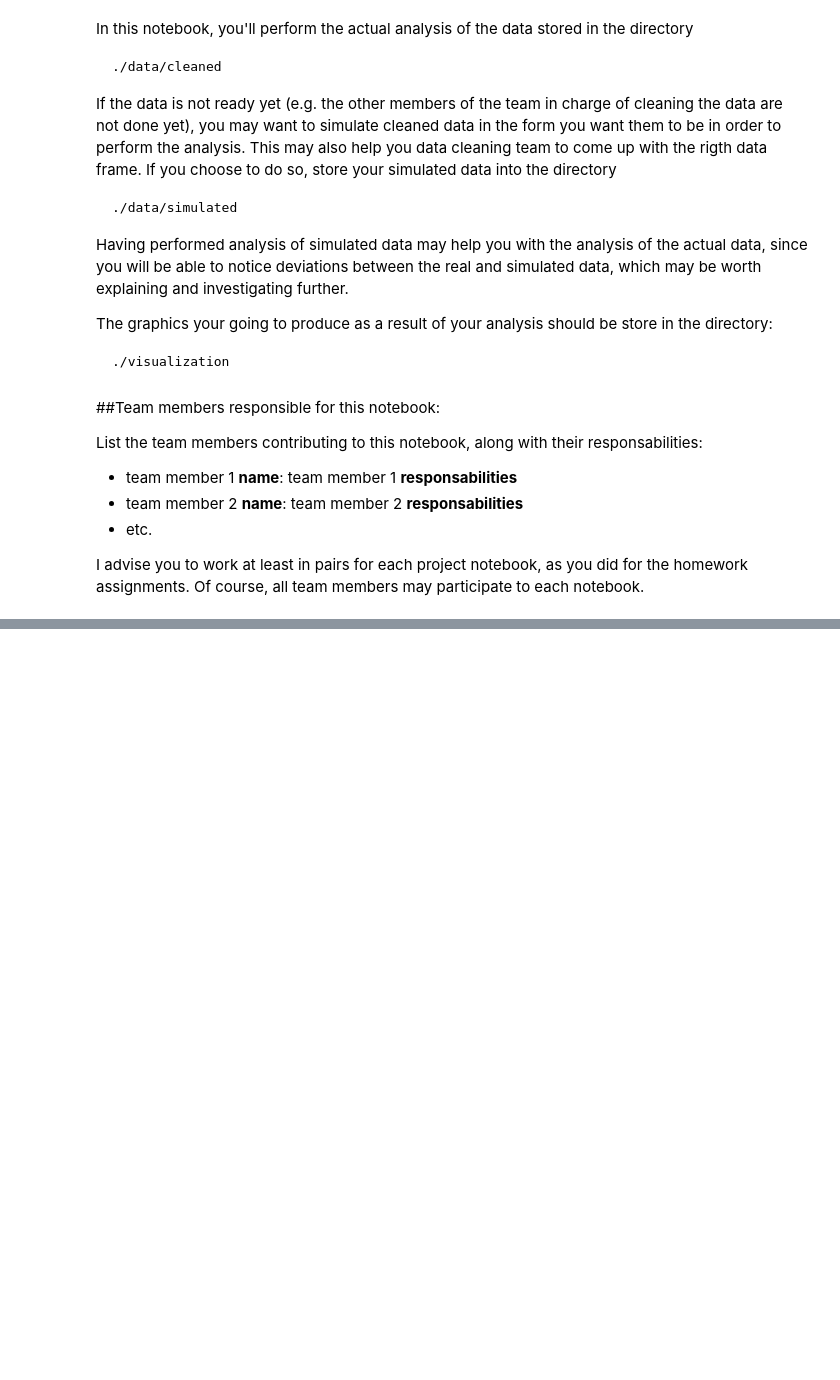
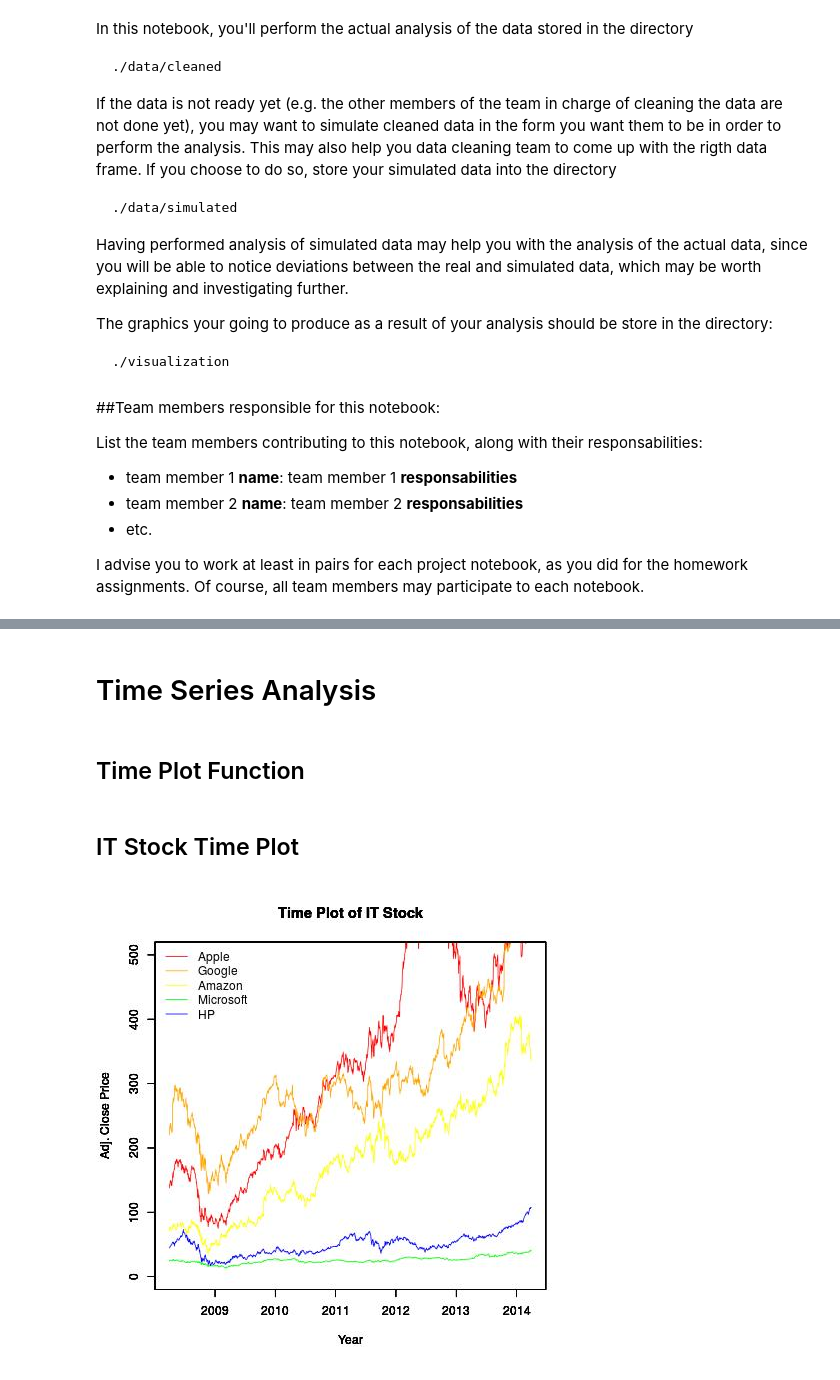
Before and after one commit to linuslin1/INNOVA, a Jupyter notebook: notebooks/NB3_data_analysis.ipynb, the cells around one changed output, grey strips where cells are left out. Cells and saved outputs as stored; diff of their text form; code cells hidden in the pictures; blank space fills up the shorter version.

```diff
--- a/notebooks/NB3_data_analysis.ipynb
+++ b/notebooks/NB3_data_analysis.ipynb
@@ -28,0 +45,4 @@ I advise you to work at least in pairs for each project notebook, as you did for
+# %% [markdown]
+# Time Series Analysis
+# %% [markdown]
+## Time Plot Function
@@ -28,0 +54,2 @@ I advise you to work at least in pairs for each project notebook, as you did for
+# %% [markdown]
+## IT Stock Time Plot
@@ -28,0 +73,5 @@ I advise you to work at least in pairs for each project notebook, as you did for
+# %%
+from IPython.display import Image
+Image(filename='../visualizations/TS_IT.jpg')
+# %% [output]
+[figure, added]
```
Also changed, not shown: parts of 37 cells of this notebook, 15 other files.
